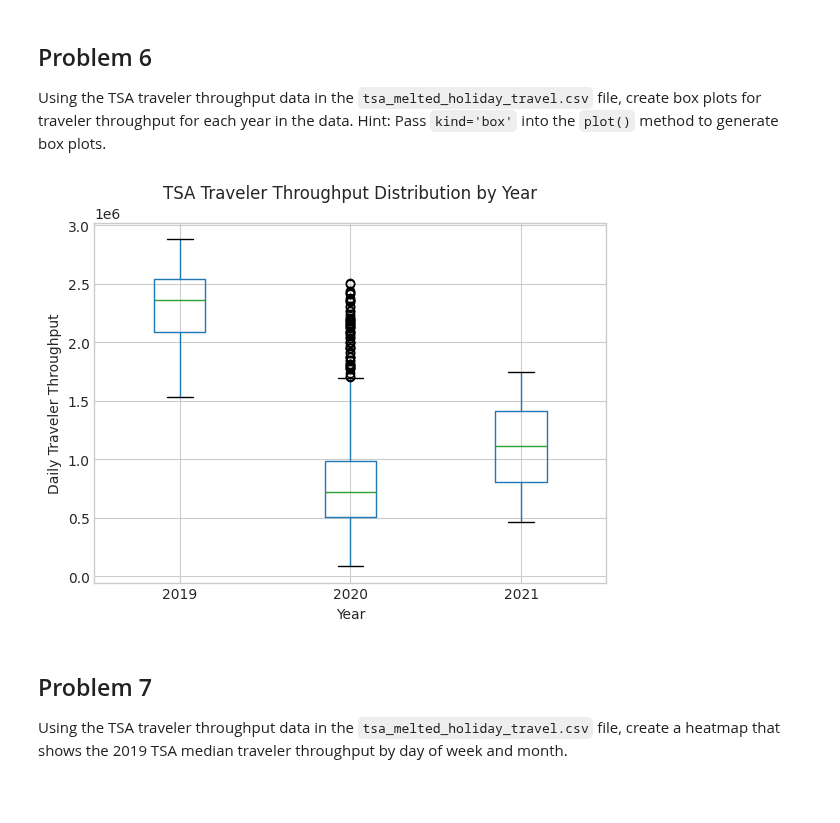
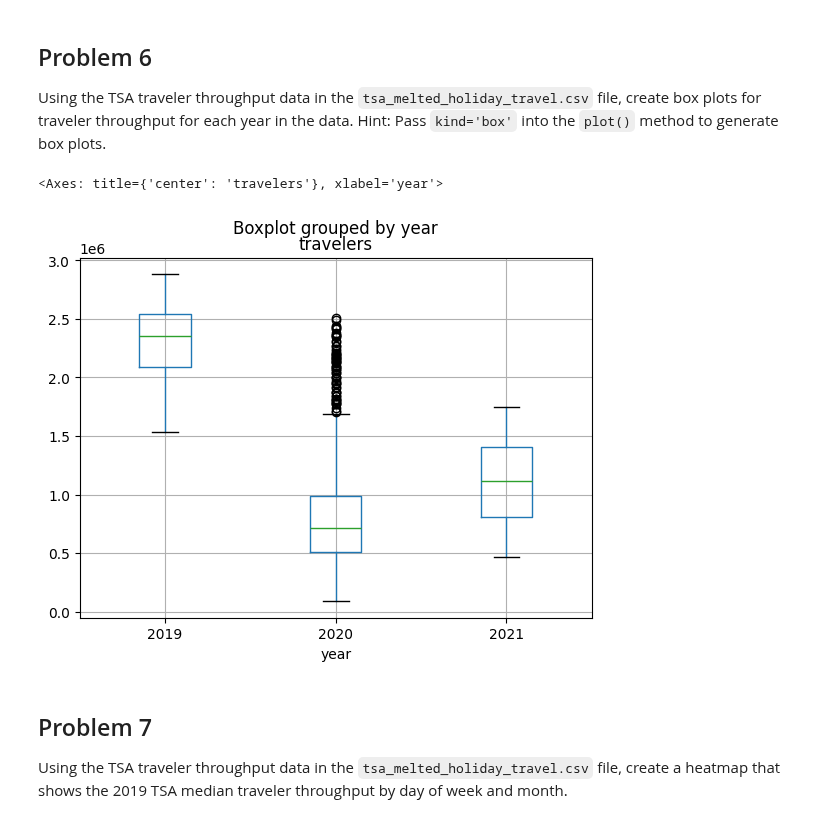
Before and after one commit to SU-IST707-FS25/week-1-materials-TanayPratapSingh, a Jupyter notebook: assignment.ipynb, the cells around one changed output. Saved outputs shown, nothing was run; the diff lists cells and outputs as text; code cells hidden in the pictures; blank space fills up the shorter version.

```diff
--- a/assignment.ipynb
+++ b/assignment.ipynb
@@ -134,20 +144,11 @@ tpep_dropoff_datetime
 
 Using the TSA traveler throughput data in the `tsa_melted_holiday_travel.csv` file, create box plots for traveler throughput for each year in the data. Hint: Pass `kind='box'` into the `plot()` method to generate box plots.
 # %%
-tsa = pd.read_csv("data/tsa_melted_holiday_travel.csv")
-
-tsa.boxplot(column='travelers', by='year')
-
-plt.suptitle('TSA Traveler Throughput Distribution by Year')
-
-plt.title('')
-
-plt.xlabel('Year')
-plt.ylabel('Daily Traveler Throughput')
-
-plt.show()
+tsa = pd.read_csv('data/tsa_melted_holiday_travel.csv')
+tsa.boxplot(column= 'travelers', by= 'year')
 # %% [output]
+<Axes: title={'center': 'travelers'}, xlabel='year'>
-[figure, old version]
+[figure, new version]
 # %% [markdown]
 <!-- @q -->
 ## Problem 7
```
Also changed, not shown: parts of 7 cells of this notebook.
